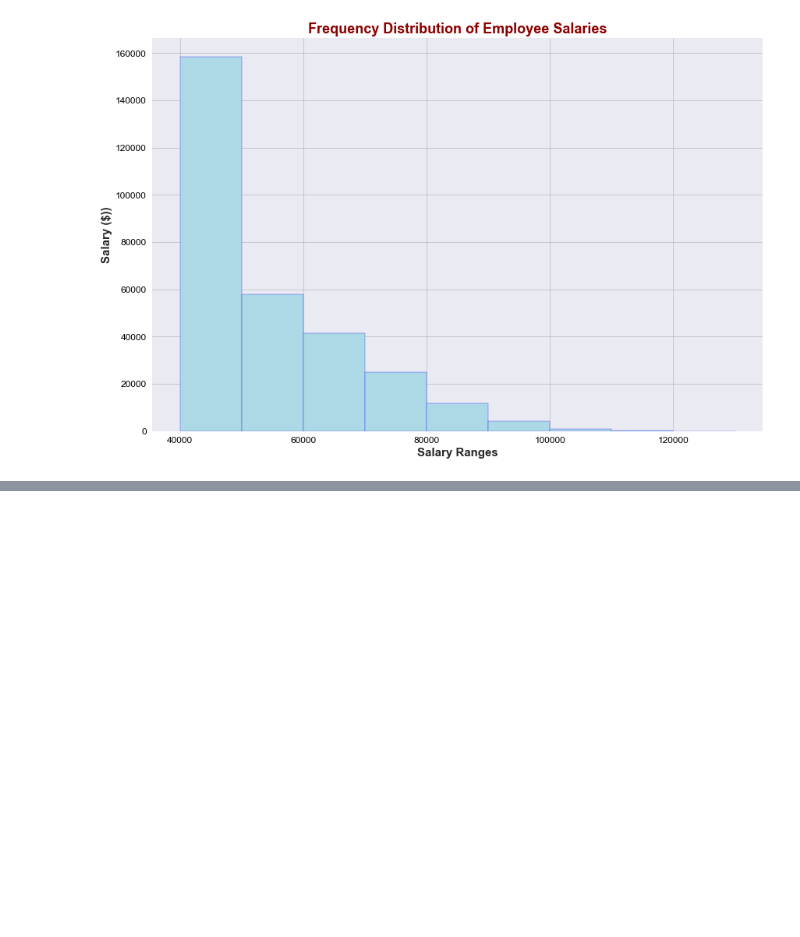
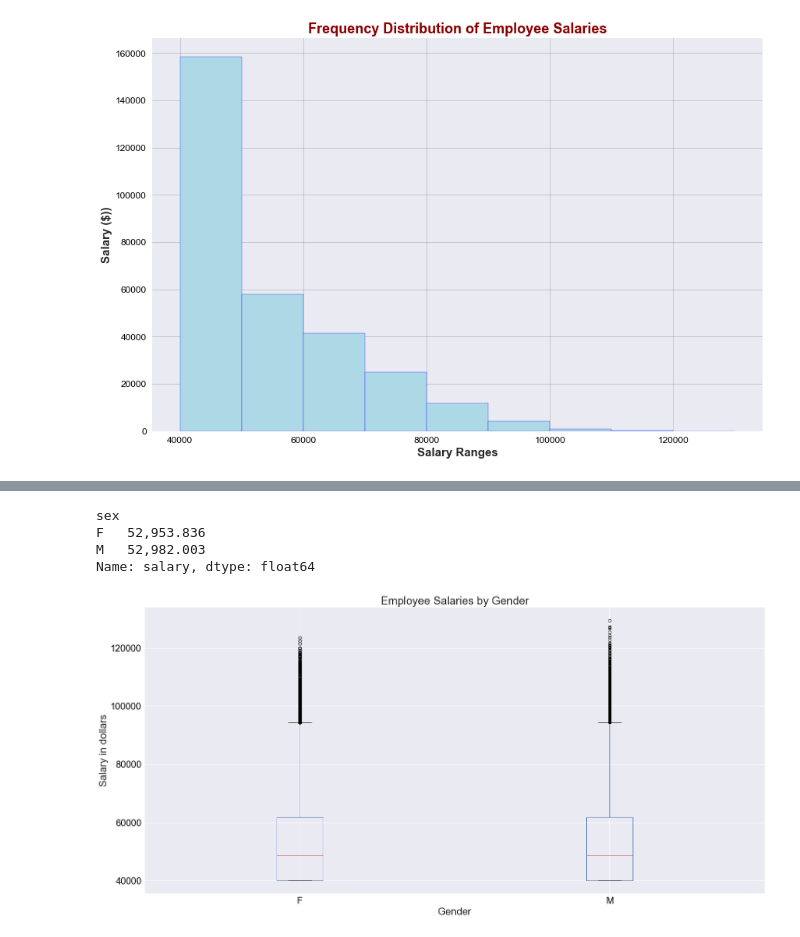
Before and after one commit to fbarillas08/sql-challenge, a Jupyter notebook: SQL_Bonus.ipynb, the cells around one changed output, grey strips where cells are left out. Saved outputs shown, nothing was run; the diff lists cells and outputs as text; code cells hidden in the pictures; blank space fills up the shorter version.

Commit message:
Add files via upload
Updated Bonus File with Optional Statistics on Gender Bias

```diff
--- a/SQL_Bonus.ipynb
+++ b/SQL_Bonus.ipynb
@@ -96,4 +79,4 @@ all_data
 # %%
-all_data = pd.merge(all_data, dpt_employees_df, how = "left", on = "emp_no")
+all_data = pd.merge(employees_df, salaries_df, how = "left", on = "emp_no")
 all_data
 # %% [output]
@@ -112,0 +96,24 @@ all_data
+# %%
+### Male vs Female Average Salary
+Average_Salary_By_Gender = all_data.groupby('sex').salary.mean()
+Average_Salary_By_Gender
+# %% [output]
+sex
+F   52,953.836
+M   52,982.003
+Name: salary, dtype: float64
+# %%
+all_data.boxplot("salary", by="sex", figsize = (20,10))
+
+plt.title("Employee Salaries by Gender",fontdict ={"fontsize":24})
+plt.suptitle("")
+plt.xlabel("Gender", fontdict={"fontsize":22})
+plt.ylabel("Salary in dollars", fontdict={"fontsize":22})
+plt.tight_layout(pad = 2.0, w_pad = 1.5, h_pad = 2.0)
+plt.xticks(fontsize = 20, color = 'k', rotation = 0)
+plt.yticks(fontsize = 20, color = 'k', rotation = 0)
+
+plt.savefig("Salaries_by_Gender.png")
+plt.show()
+# %% [output]
+[figure, added]
```
Also changed, not shown: parts of 2 cells of this notebook.
